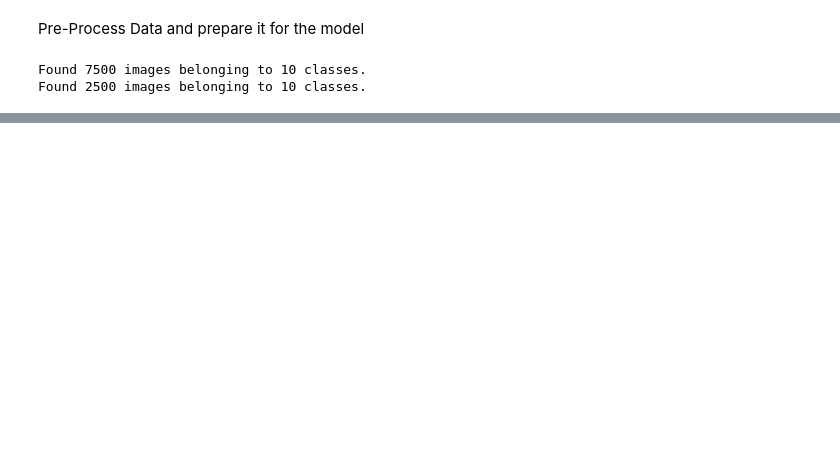
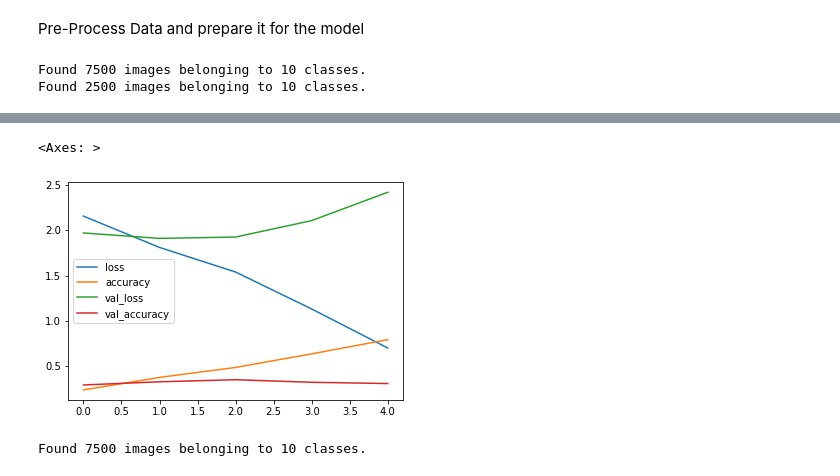
Before and after one commit to Anikate-De/TensorFlow-Deep-Learning, a Jupyter notebook: Convolutional Neural Network.ipynb, the cells around one changed output, grey strips where cells are left out. Cells and saved outputs as stored; diff of their text form; code cells hidden in the pictures; blank space fills up the shorter version.

Commit message:
completed multiclass classification

```diff
--- a/Convolutional Neural Network.ipynb
+++ b/Convolutional Neural Network.ipynb
@@ -696,0 +707,25 @@ Epoch 5/5
+# %%
+import tensorflow as tf
+
+tf.random.set_seed(4)
+
+# Create our model (a clone of model_4, except to be multi-class)
+model_6 = tf.keras.Sequential([
+  tf.keras.layers.Conv2D(10, 3, activation='relu', input_shape=(224, 224, 3)),
+  tf.keras.layers.MaxPool2D(),
+  tf.keras.layers.Conv2D(10, 3, activation='relu'),
+  tf.keras.layers.MaxPool2D(),
+  tf.keras.layers.Flatten(),
+  tf.keras.layers.Dense(10, activation='softmax') # changed to have 10 neurons (same as number of classes) and 'softmax' activation
+])
+
+# Compile the model
+model_6.compile(loss="categorical_crossentropy", # changed to categorical_crossentropy
+                optimizer=tf.keras.optimizers.Adam(),
+                metrics=["accuracy"])
+
+history_6 = model_6.fit(train_data, # now 10 different classes
+                        epochs=5,
+                        steps_per_epoch=len(train_data),
+                        validation_data=test_data,
+                        validation_steps=len(test_data))
@@ -696,0 +743,20 @@ Epoch 5/5
+# %%
+pd.DataFrame(history_6.history).plot()
+# %% [output]
+<Axes: >
+[figure, added]
+# %%
+# Create augmented data generator instance
+train_datagen_augmented = ImageDataGenerator(rescale=1/255.,
+                                             rotation_range=20, # note: this is an int not a float
+                                             width_shift_range=0.2,
+                                             height_shift_range=0.2,
+                                             zoom_range=0.2,
+                                             horizontal_flip=True)
+
+train_data_augmented = train_datagen_augmented.flow_from_directory(train_dir,
+                                                                  target_size=(224, 224),
+                                                                  batch_size=32,
+                                                                  class_mode='categorical')
+# %% [output]
+Found 7500 images belonging to 10 classes.
```
Also changed, not shown: parts of 30 cells of this notebook.
